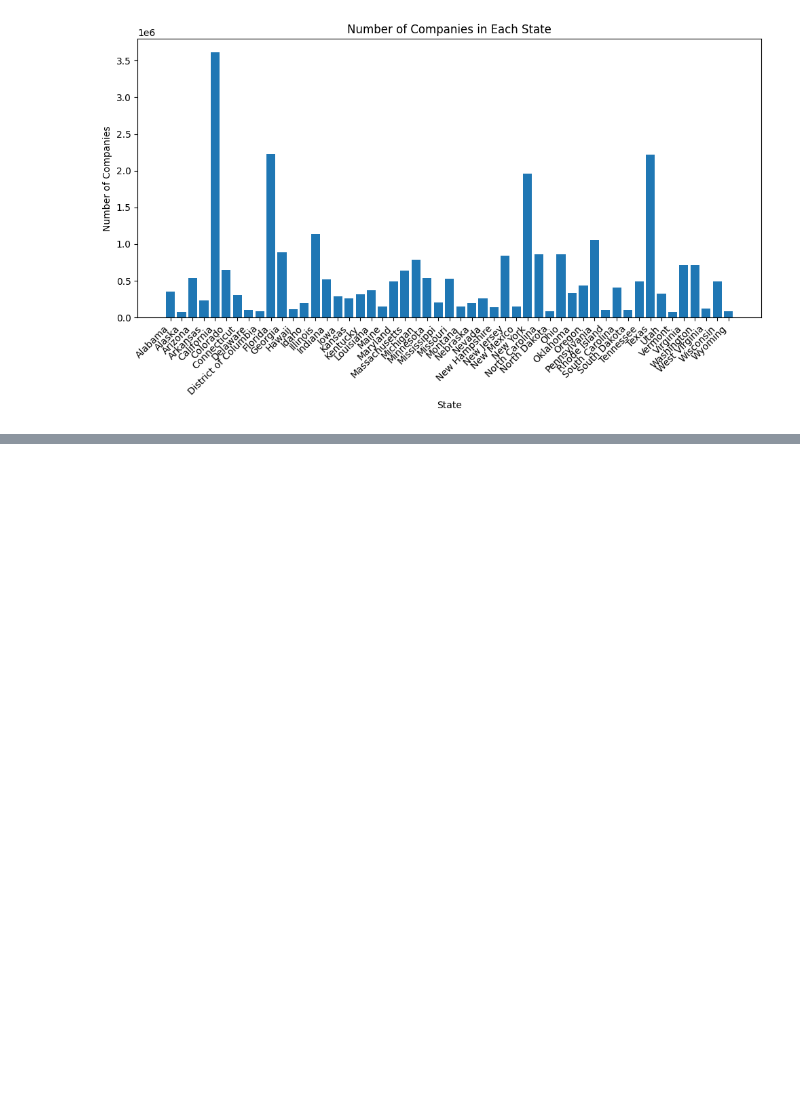
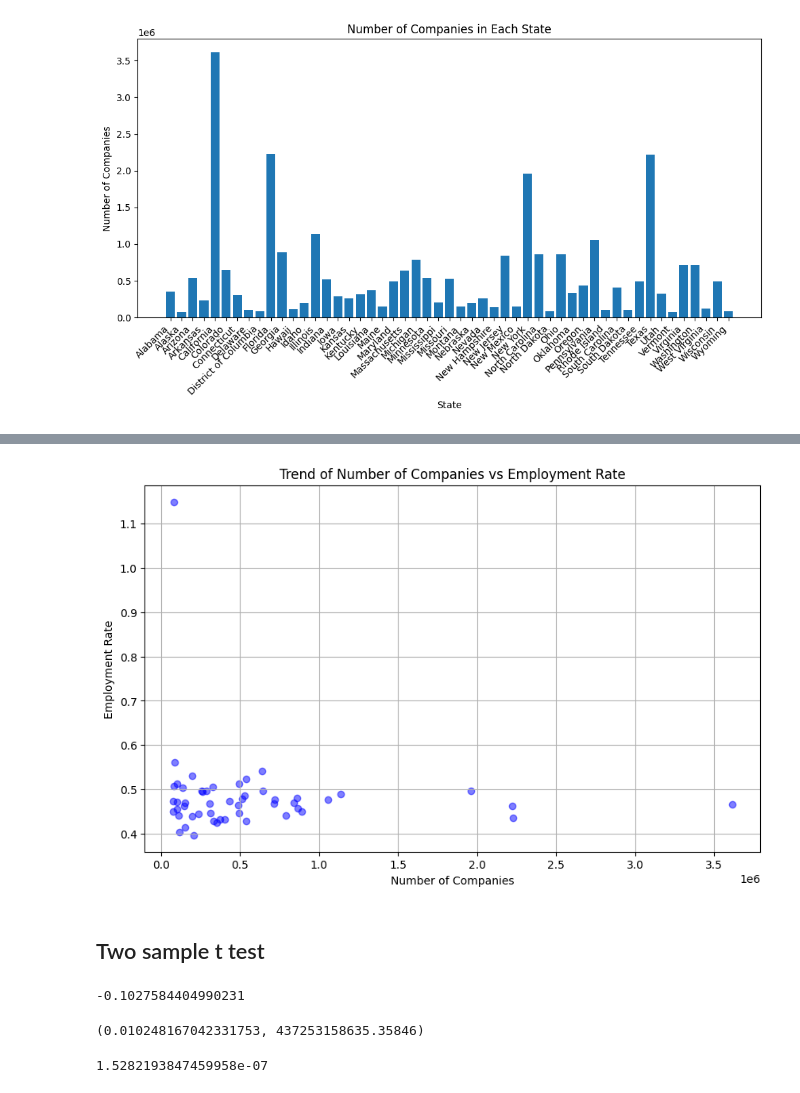
Before and after one commit to jz024/math189_project, a Jupyter notebook: project.ipynb, the cells around one changed output, grey strips where cells are left out. Saved outputs shown, nothing was run; the diff lists cells and outputs as text; code cells hidden in the pictures; blank space fills up the shorter version.

```diff
--- a/project.ipynb
+++ b/project.ipynb
@@ -157,0 +176,23 @@ fig.show()
+# %%
+def remove(s):
+    if '.' in s:
+        s=s.replace('.','')
+    return s
+population['States']=population['States'].apply(remove)
+# %%
+def standardize2(s):
+    if ',' in s:
+        s=s.replace(',','')
+    s=float(s)
+    return s
+population['2020 Estimate Base']=population['2020 Estimate Base'].apply(standardize2)
+population['2020']=population['2020'].apply(standardize2)
+population['2021']=population['2021'].apply(standardize2)
+population['2022']=population['2022'].apply(standardize2)
+population['2023']=population['2023'].apply(standardize2)
+# %%
+employment_rate=pd.DataFrame()
+employment_rate['State']=employment['State']
+employment_rate['Total employment']=employment['Total employment']/population['2023']
+# %%
+employment_rate.drop(51, inplace=True)
@@ -157,0 +221,12 @@ fig.show()
+# %%
+plt.figure(figsize=(10, 6))
+plt.scatter(comp_df['Establishments'], employment_rate['Total employment'], color='blue', alpha=0.5)
+plt.title('Trend of Number of Companies vs Employment Rate')
+plt.xlabel('Number of Companies')
+plt.ylabel('Employment Rate')
+plt.grid(True)
+plt.show()
+# %% [output]
+[figure, added]
+# %% [markdown]
+## Two sample t test
@@ -157,0 +235,19 @@ fig.show()
+# %%
+correlation
+# %% [output]
+-0.1027584404990231
+# %%
+emp_data = employment_rate['Total employment']
+comp_data = comp_df['Establishments']
+emp_data.var(), comp_data.var()
+# %% [output]
+(0.010248167042331753, 437253158635.35846)
+# %%
+stat, p_value = stats.ttest_ind(
+   emp_data,
+   comp_data,
+   equal_var=False,
+)
+p_value
+# %% [output]
+1.5282193847459958e-07
```
Also changed, not shown: parts of 12 cells of this notebook, 1 other file.
